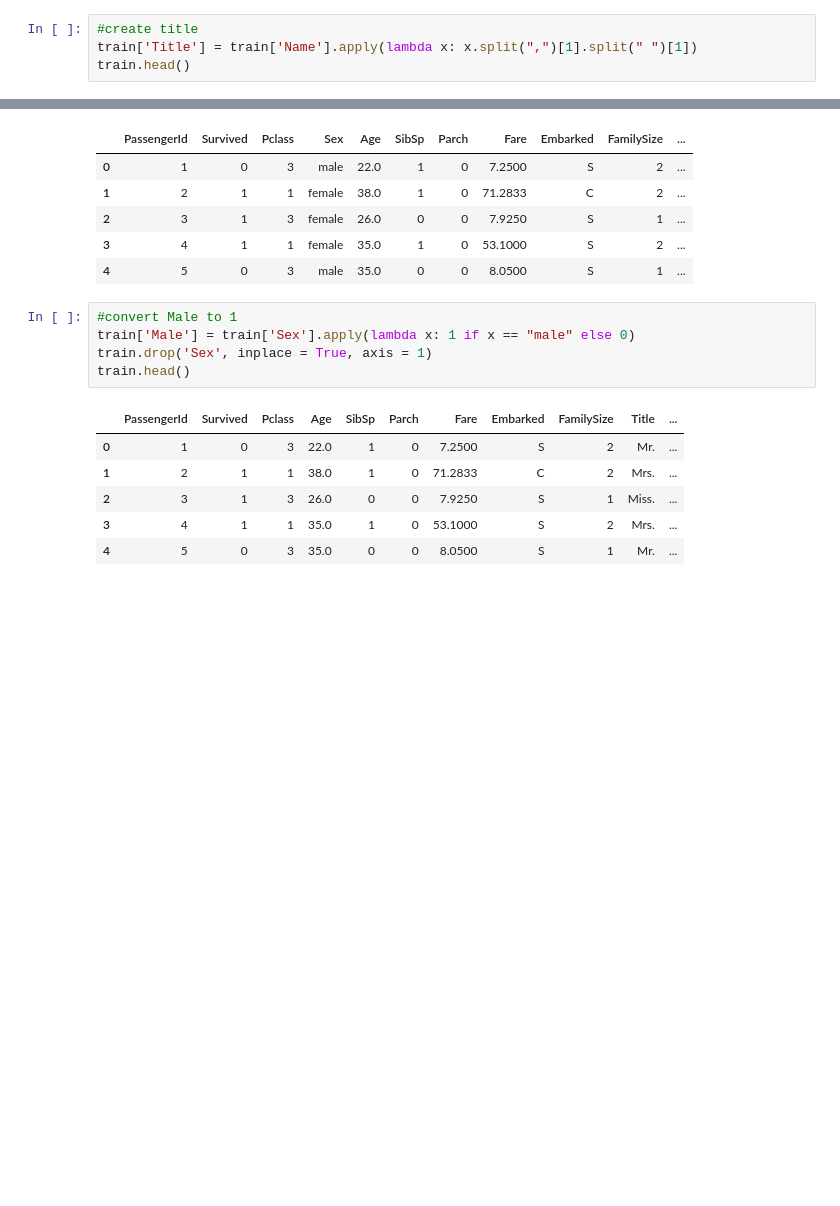
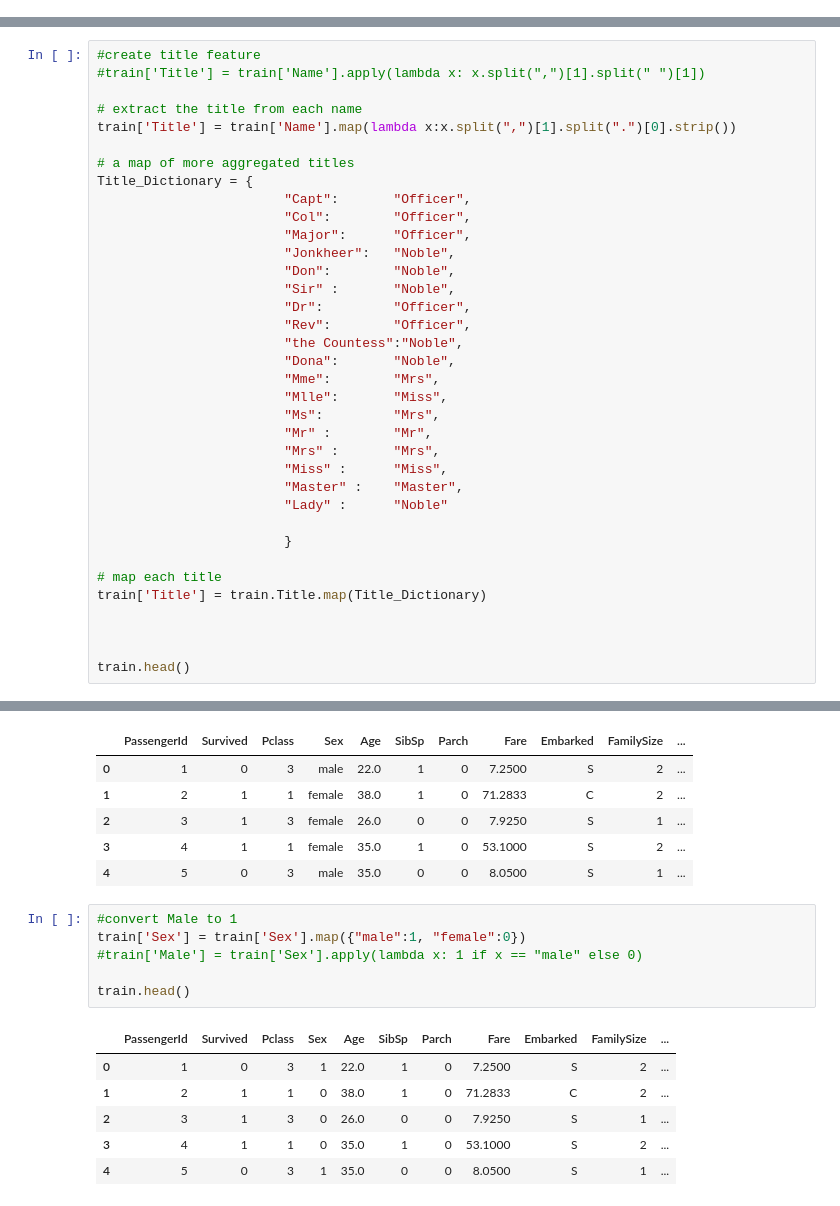
Before and after one commit to roman79/DublinDataEngineering, a Jupyter notebook: DataWranglingPython.ipynb, the cells around one changed output, grey strips where cells are left out. Saved outputs shown, nothing was run; the diff lists cells and outputs as text; blank space fills up the shorter version.

```diff
--- a/DataWranglingPython.ipynb
+++ b/DataWranglingPython.ipynb
@@ -253,5 +292 @@ train.describe()
 | max | 891.000000 | 1.000000 | 3.000000 | 80.000000 | 8.000000 | 6.000000 | 512.329200 | 11.000000 |
-# %%
-#create title
-train['Title'] = train['Name'].apply(lambda x: x.split(",")[1].split(" ")[1])
-train.head()
@@ -264,0 +293,36 @@ train.head()
+# %%
+#create title feature
+#train['Title'] = train['Name'].apply(lambda x: x.split(",")[1].split(" ")[1])
+
+# extract the title from each name
+train['Title'] = train['Name'].map(lambda x:x.split(",")[1].split(".")[0].strip())
+
+# a map of more aggregated titles
+Title_Dictionary = {
+                        "Capt":       "Officer",
+                        "Col":        "Officer",
+                        "Major":      "Officer",
+                        "Jonkheer":   "Noble",
+                        "Don":        "Noble",
+                        "Sir" :       "Noble",
+                        "Dr":         "Officer",
+                        "Rev":        "Officer",
+                        "the Countess":"Noble",
+                        "Dona":       "Noble",
+                        "Mme":        "Mrs",
+                        "Mlle":       "Miss",
+                        "Ms":         "Mrs",
+                        "Mr" :        "Mr",
+                        "Mrs" :       "Mrs",
+                        "Miss" :      "Miss",
+                        "Master" :    "Master",
+                        "Lady" :      "Noble"
+
+                        }
+
+# map each title
+train['Title'] = train.Title.map(Title_Dictionary)
+
+
+
+train.head()
@@ -295,13 +387,14 @@ train.head()
 | 4 | 5 | 0 | 3 | male | 35.0 | 0 | 0 | 8.0500 | S | 1 | ... |
 # %%
 #convert Male to 1
-train['Male'] = train['Sex'].apply(lambda x: 1 if x == "male" else 0)
-train.drop('Sex', inplace = True, axis = 1)
+train['Sex'] = train['Sex'].map({"male":1, "female":0})
+#train['Male'] = train['Sex'].apply(lambda x: 1 if x == "male" else 0)
+
 train.head()
 # %% [output]
-|  | PassengerId | Survived | Pclass | Age | SibSp | Parch | Fare | Embarked | FamilySize | Title | ... |
-| 0 | 1 | 0 | 3 | 22.0 | 1 | 0 | 7.2500 | S | 2 | Mr. | ... |
-| 1 | 2 | 1 | 1 | 38.0 | 1 | 0 | 71.2833 | C | 2 | Mrs. | ... |
-| 2 | 3 | 1 | 3 | 26.0 | 0 | 0 | 7.9250 | S | 1 | Miss. | ... |
-| 3 | 4 | 1 | 1 | 35.0 | 1 | 0 | 53.1000 | S | 2 | Mrs. | ... |
-| 4 | 5 | 0 | 3 | 35.0 | 0 | 0 | 8.0500 | S | 1 | Mr. | ... |
+|  | PassengerId | Survived | Pclass | Sex | Age | SibSp | Parch | Fare | Embarked | FamilySize | ... |
+| 0 | 1 | 0 | 3 | 1 | 22.0 | 1 | 0 | 7.2500 | S | 2 | ... |
+| 1 | 2 | 1 | 1 | 0 | 38.0 | 1 | 0 | 71.2833 | C | 2 | ... |
+| 2 | 3 | 1 | 3 | 0 | 26.0 | 0 | 0 | 7.9250 | S | 1 | ... |
+| 3 | 4 | 1 | 1 | 0 | 35.0 | 1 | 0 | 53.1000 | S | 2 | ... |
+| 4 | 5 | 0 | 3 | 1 | 35.0 | 0 | 0 | 8.0500 | S | 1 | ... |
```
Also changed, not shown: parts of 31 cells of this notebook, 2 other files.
